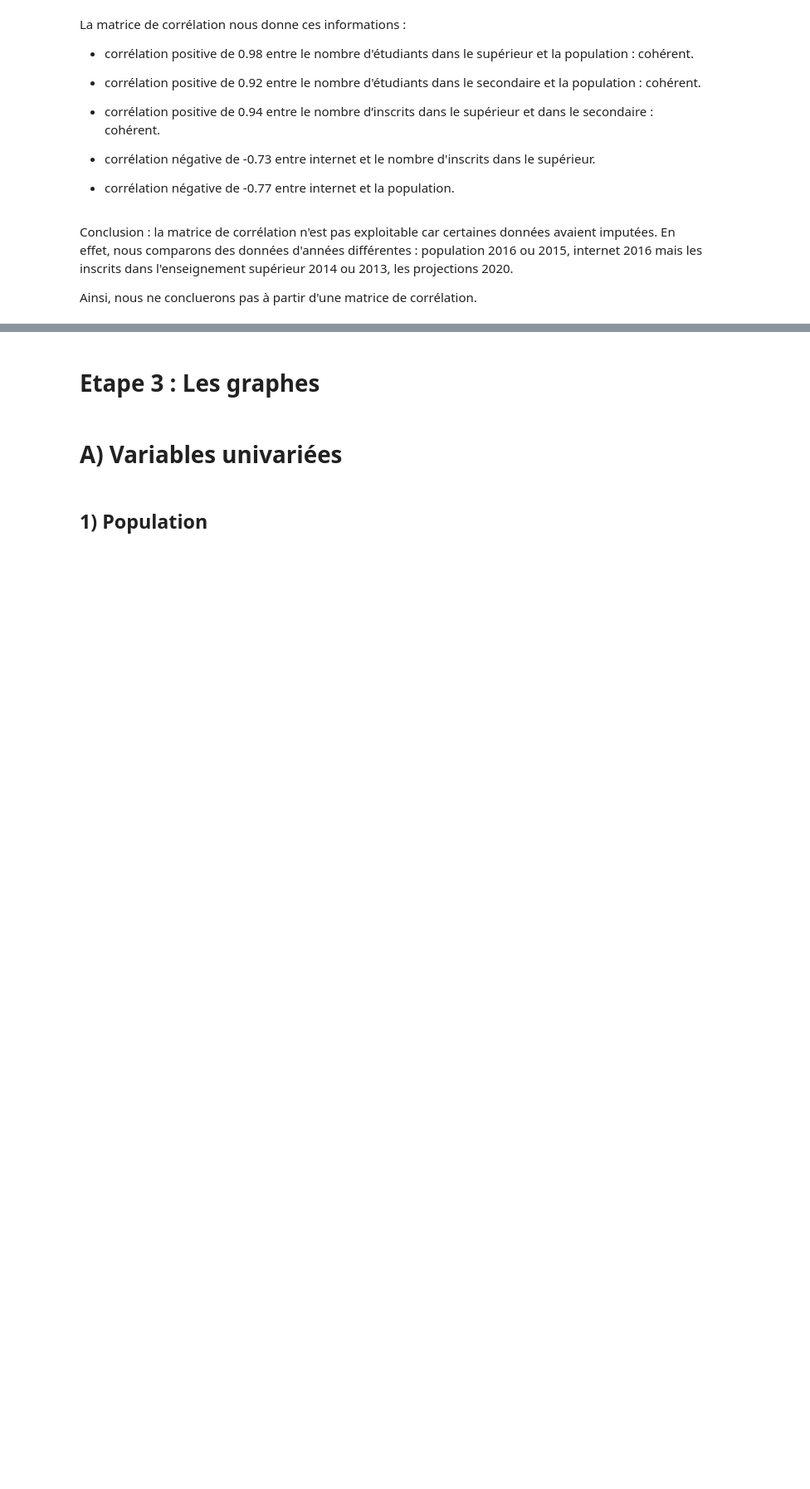
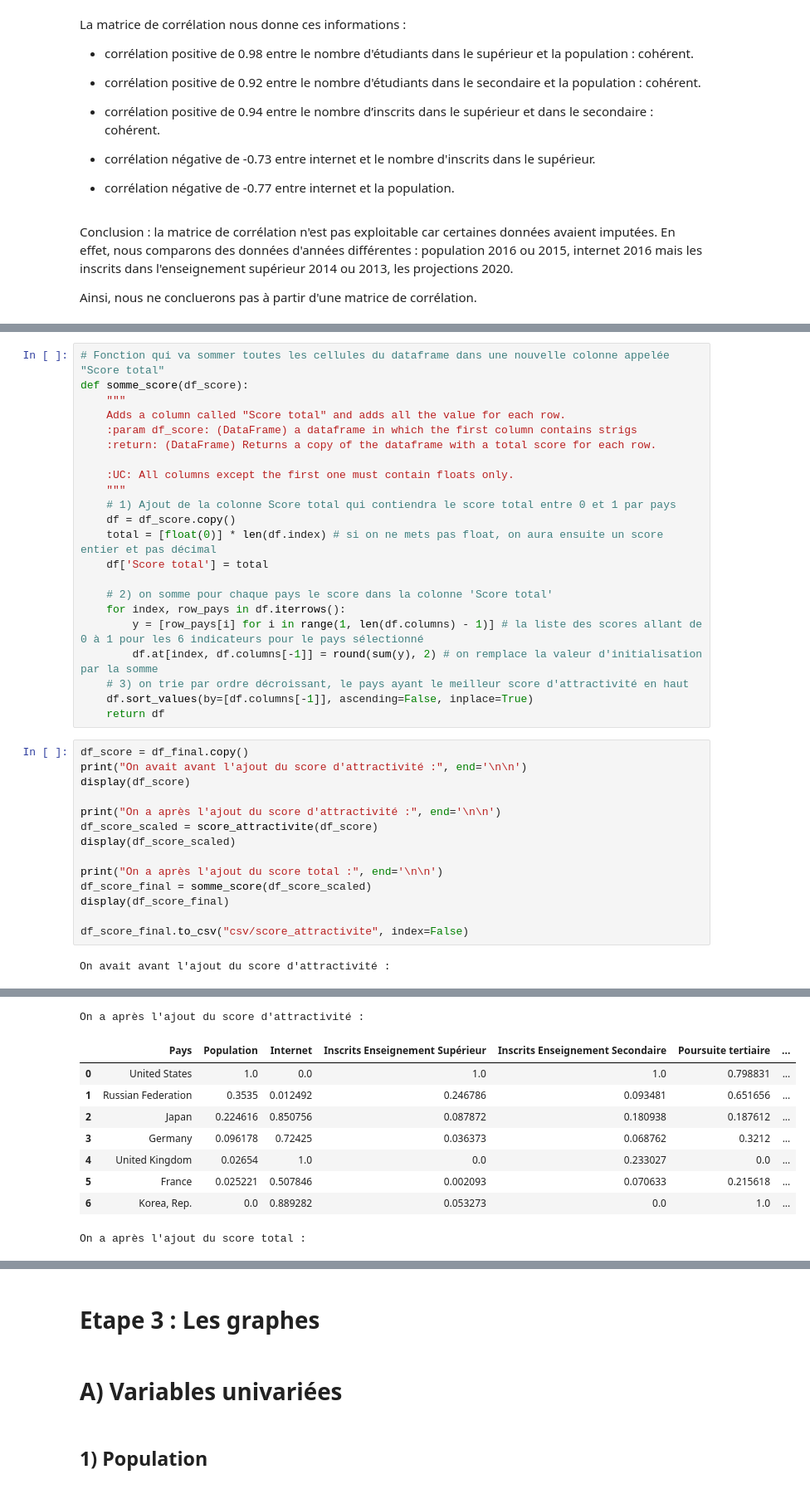
Before and after one commit to oumeima-elgharbi/P2_Data_Science_OpenClassrooms, a Jupyter notebook: P2_02_exploration.ipynb, the cells around one changed output, grey strips where cells are left out. Shown at 83% size. Cells and saved outputs as stored; diff of their text form; blank space fills up the shorter version.

```diff
--- a/P2_02_exploration.ipynb
+++ b/P2_02_exploration.ipynb
@@ -381,0 +463,38 @@ Ainsi, nous ne concluerons pas à partir d'une matrice de corrélation.
+# %%
+# Fonction qui va sommer toutes les cellules du dataframe dans une nouvelle colonne appelée "Score total"
+def somme_score(df_score):
+    """
+    Adds a column called "Score total" and adds all the value for each row.
+    :param df_score: (DataFrame) a dataframe in which the first column contains strigs
+    :return: (DataFrame) Returns a copy of the dataframe with a total score for each row.
+
+    :UC: All columns except the first one must contain floats only.
+    """
+    # 1) Ajout de la colonne Score total qui contiendra le score total entre 0 et 1 par pays
+    df = df_score.copy()
+    total = [float(0)] * len(df.index) # si on ne mets pas float, on aura ensuite un score entier et pas décimal
+    df['Score total'] = total
+
+    # 2) on somme pour chaque pays le score dans la colonne 'Score total'
+    for index, row_pays in df.iterrows():
+        y = [row_pays[i] for i in range(1, len(df.columns) - 1)] # la liste des scores allant de 0 à 1 pour les 6 indicateurs pour le pays sélectionné
+        df.at[index, df.columns[-1]] = round(sum(y), 2) # on remplace la valeur d'initialisation par la somme
+    # 3) on trie par ordre décroissant, le pays ayant le meilleur score d'attractivité en haut
+    df.sort_values(by=[df.columns[-1]], ascending=False, inplace=True)
+    return df
+# %%
+df_score = df_final.copy()
+print("On avait avant l'ajout du score d'attractivité :", end='\n\n')
+display(df_score)
+
+print("On a après l'ajout du score d'attractivité :", end='\n\n')
+df_score_scaled = score_attractivite(df_score)
+display(df_score_scaled)
+
+print("On a après l'ajout du score total :", end='\n\n')
+df_score_final = somme_score(df_score_scaled)
+display(df_score_final)
+
+df_score_final.to_csv("csv/score_attractivite", index=False)
+# %% [output]
+On avait avant l'ajout du score d'attractivité :
@@ -381,0 +509,10 @@ Ainsi, nous ne concluerons pas à partir d'une matrice de corrélation.
+On a après l'ajout du score d'attractivité :
+|  | Pays | Population | Internet | Inscrits Enseignement Supérieur | Inscrits Enseignement Secondaire | Poursuite tertiaire | ... |
+| 0 | United States | 1.0 | 0.0 | 1.0 | 1.0 | 0.798831 | ... |
+| 1 | Russian Federation | 0.3535 | 0.012492 | 0.246786 | 0.093481 | 0.651656 | ... |
+| 2 | Japan | 0.224616 | 0.850756 | 0.087872 | 0.180938 | 0.187612 | ... |
+| 3 | Germany | 0.096178 | 0.72425 | 0.036373 | 0.068762 | 0.3212 | ... |
+| 4 | United Kingdom | 0.02654 | 1.0 | 0.0 | 0.233027 | 0.0 | ... |
+| 5 | France | 0.025221 | 0.507846 | 0.002093 | 0.070633 | 0.215618 | ... |
+| 6 | Korea, Rep. | 0.0 | 0.889282 | 0.053273 | 0.0 | 1.0 | ... |
+On a après l'ajout du score total :
```
Also changed, not shown: parts of 16 cells of this notebook, 1 other file.
